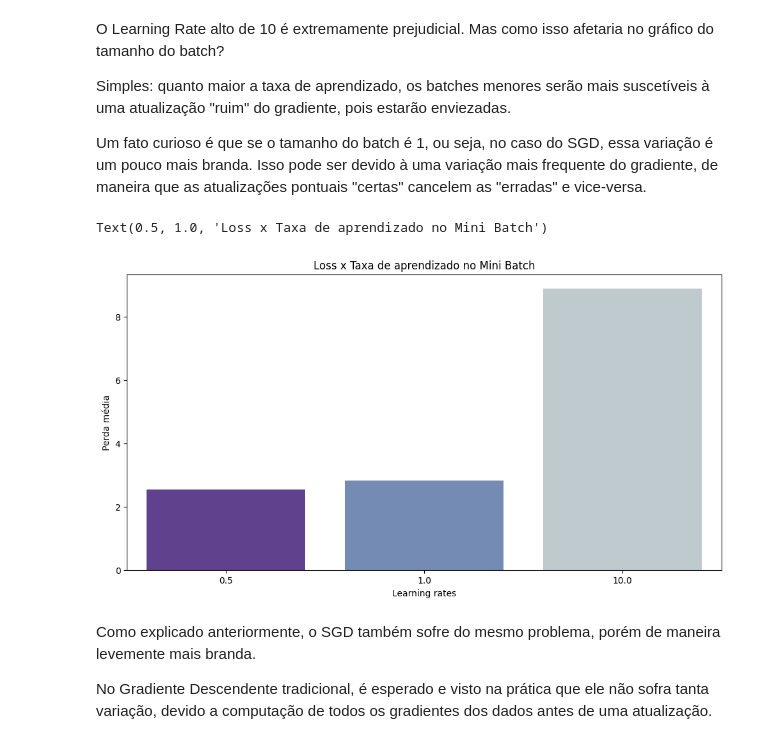
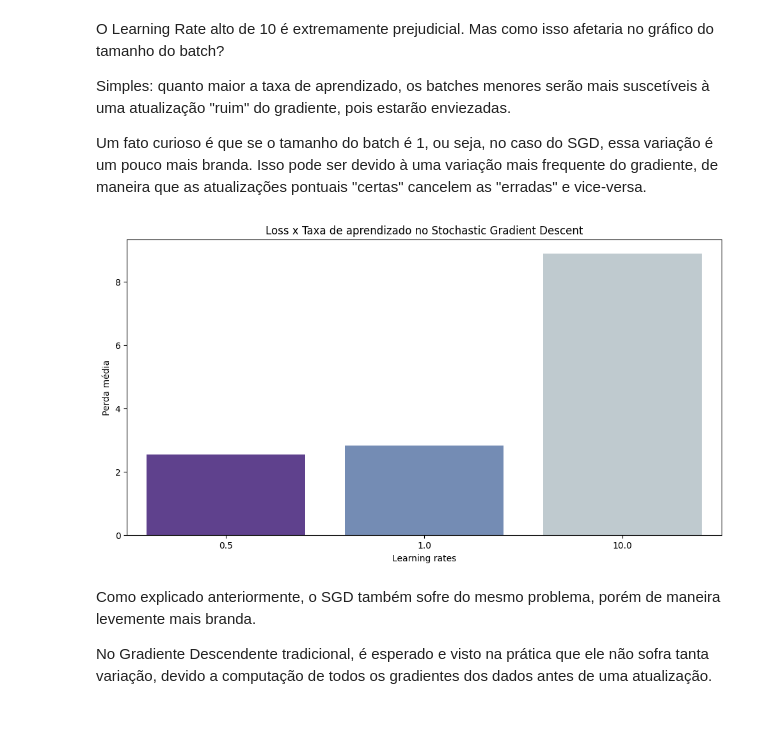
Before and after one commit to lorenzo-cm/ml-tp1, a Jupyter notebook: main.ipynb, the cells around one changed output. Cells and saved outputs as stored; diff of their text form; code cells hidden in the pictures.

```diff
--- a/main.ipynb
+++ b/main.ipynb
@@ -561,17 +525,18 @@ Um fato curioso é que se o tamanho do batch é 1, ou seja, no caso do SGD, essa
 # %%
 mini_batch_df_lr = df[df['method'] == 'Stochastic Gradient Descent'].groupby('learning_rate').mean().reset_index()
 mini_batch_df_lr
 
 plt.figure(figsize=(12, 6))
 
 sns.barplot(x='learning_rate', y='loss', data=mini_batch_df_lr)
 
 plt.xlabel('Learning rates')
 plt.ylabel('Perda média')
-plt.title('Loss x Taxa de aprendizado no Mini Batch')
+plt.title('Loss x Taxa de aprendizado no Stochastic Gradient Descent')
+
+plt.show()
 # %% [output]
-Text(0.5, 1.0, 'Loss x Taxa de aprendizado no Mini Batch')
-[figure, old version]
+[figure, new version]
 # %% [markdown]
 Como explicado anteriormente, o SGD também sofre do mesmo problema, porém de maneira levemente mais branda.
 
```
Also changed, not shown: parts of 12 cells of this notebook, 21 other files.
